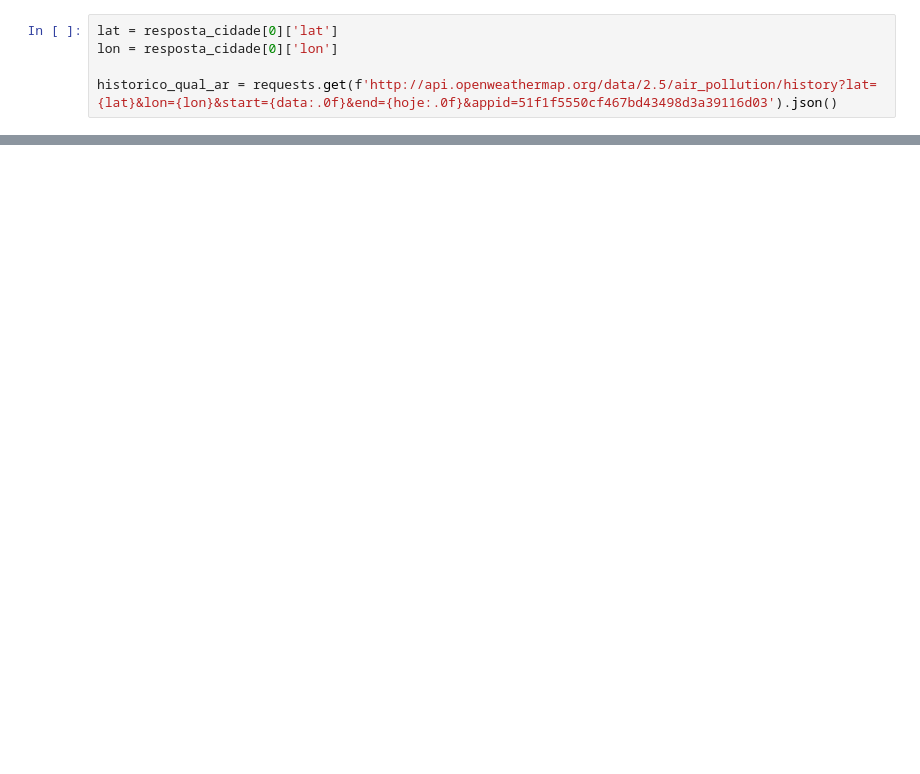
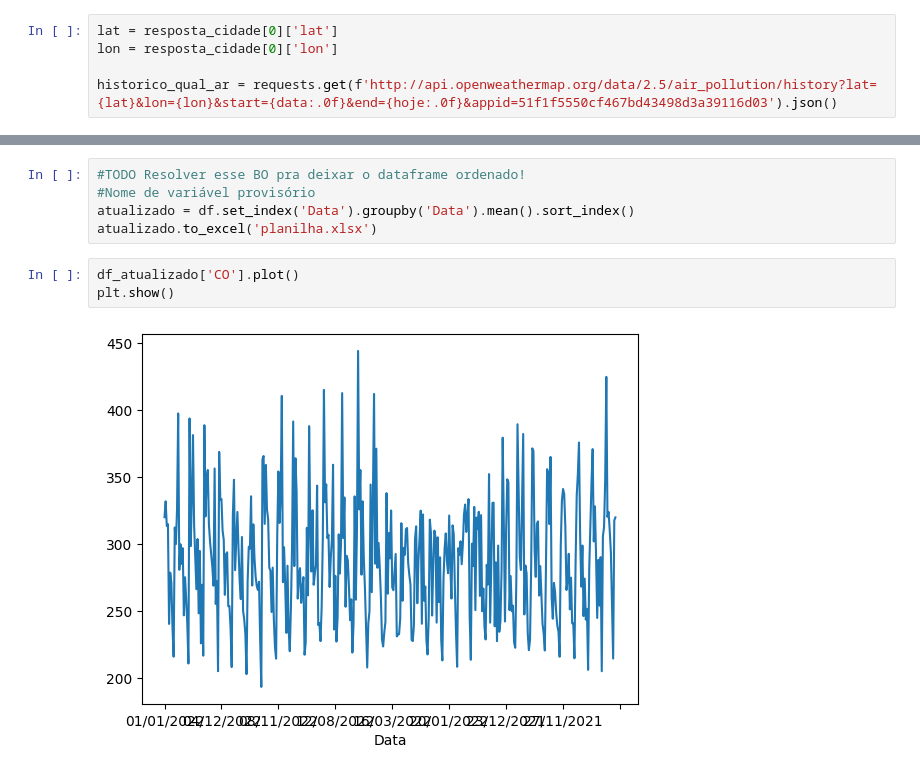
Before and after one commit to george-araujo/air-quality-predict, a Jupyter notebook: AirQualityPredict.ipynb, the cells around one changed output, grey strips where cells are left out. Cells and saved outputs as stored; diff of their text form; blank space fills up the shorter version.

```diff
--- a/AirQualityPredict.ipynb
+++ b/AirQualityPredict.ipynb
@@ -60,0 +54,10 @@ df.head()
+# %%
+#TODO Resolver esse BO pra deixar o dataframe ordenado!
+#Nome de variável provisório
+atualizado = df.set_index('Data').groupby('Data').mean().sort_index()
+atualizado.to_excel('planilha.xlsx')
+# %%
+df_atualizado['CO'].plot()
+plt.show()
+# %% [output]
+[figure, added]
```
Also changed, not shown: parts of 6 cells of this notebook, 2 other files.
